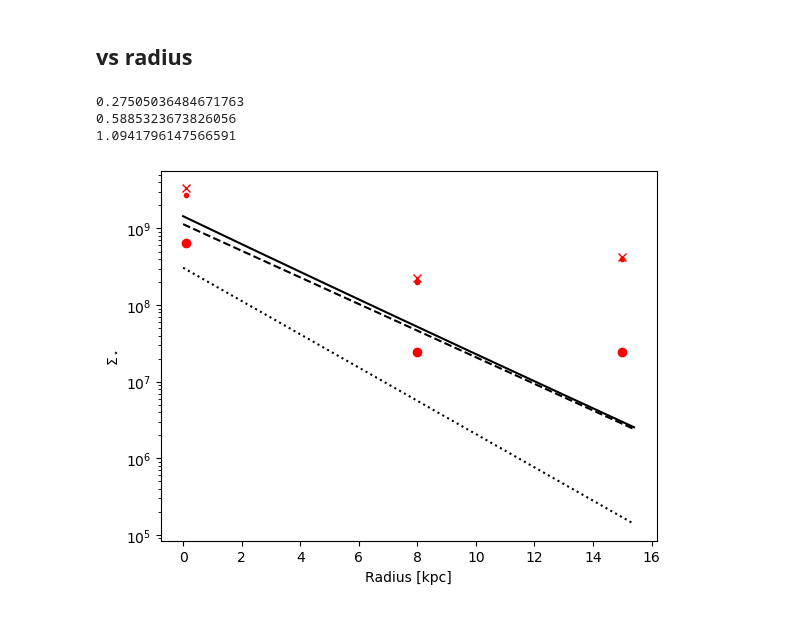
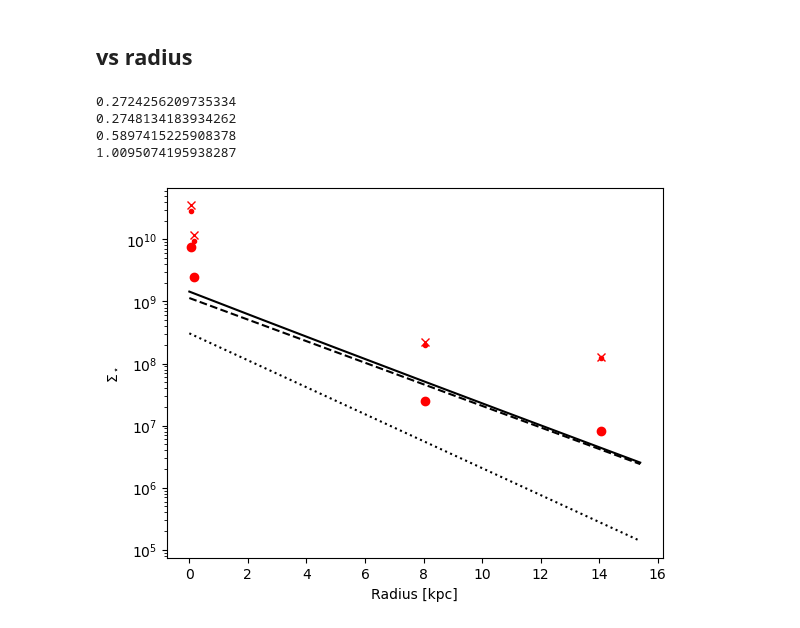
Before and after one commit to lodubay/twoinfall, a Jupyter notebook: src/scripts/test_infall_integration.ipynb, the cells around one changed output. Cells and saved outputs as stored; diff of their text form; code cells hidden in the pictures.

Commit message:
switch to bin center by default

```diff
--- a/src/scripts/test_infall_integration.ipynb
+++ b/src/scripts/test_infall_integration.ipynb
@@ -311,14 +311,13 @@ print(hist['mstar'][399] / (hist['mstar'][-1] - hist['mstar'][399]))
 # %% [markdown]
 ## vs radius
 # %%
-zones = [1, 80, 150]
+zones = [0, 1, 80, 140]
 dr = 0.1
 dt = 0.01
-eta = 2.15
 simtime = np.arange(0., 13.21, 0.01)
 for z in zones:
-    radius = z * dr
-    area = np.pi * ((radius + dr)**2 - radius**2)
+    radius = (z + 0.5) * dr
+    area = np.pi * ((radius + dr/2)**2 - (radius - dr/2)**2)
     ifr = twoinfall(radius, first_timescale=1, second_timescale=10, onset=4,
                    dr=dr, dt=dt)
     print(ifr.first.norm)
@@ -330,46 +329,46 @@ for z in zones:
         mode = "ifr",
         **_globals.ONEZONE_DEFAULTS
     )
-    sz.eta = eta
+    sz.eta = vice.milkyway.default_mass_loading(radius)
     sz.tau_star = tau_star
     sz.dt = dt
     sz.run(simtime, overwrite=True)
 # %% [output]
-0.27505036484671763
-0.5885323673826056
-1.0941796147566591
+0.2724256209735334
+0.2748134183934262
+0.5897415225908378
+1.0095074195938287
 # %%
 fig, ax = plt.subplots()
 mw_disk = two_component_disk()
-dr = 0.1
-rbins = np.arange(0., 15.5, dr)
+rbins = np.arange(0., 15.5, 0.1)
 ax.plot(rbins, [mw_disk(r) for r in rbins], 'k-')
 ax.plot(rbins, [mw_disk.thick_disk(r) for r in rbins], 'k:')
 ax.plot(rbins, [mw_disk.thin_disk(r) for r in rbins], 'k--')
 
 radii = []
 mstar_total = []
 mstar_thick = []
 mstar_thin = []
 for z in zones:
-    radius = z * dr
+    radius = (z + 0.5) * dr
     radii.append(radius)
-    area = np.pi * ((radius + dr)**2 - radius**2)
+    area = np.pi * ((radius + dr/2)**2 - (radius - dr/2)**2)
     name = '../data/onezone/int_test/zone%d' % z
     hist = vice.history(name)
     onset = 4
     mstar_total.append(hist['mstar'][-1] / area)
     mstar_thick.append(hist['mstar'][int(onset/dt)-1] / area)
     mstar_thin.append((mstar_total[-1] - mstar_thick[-1]))
 
 ax.plot(radii, mstar_total, 'rx')
 ax.plot(radii, mstar_thick, 'ro')
 ax.plot(radii, mstar_thin, 'r.')
 
 ax.set_xlabel('Radius [kpc]')
 ax.set_ylabel(r'$\Sigma_\star$')
 ax.set_yscale('log')
 
 plt.show()
 # %% [output]
-[figure, old version]
+[figure, new version]
```
Also changed, not shown: parts of 14 cells of this notebook, 3 other files.
